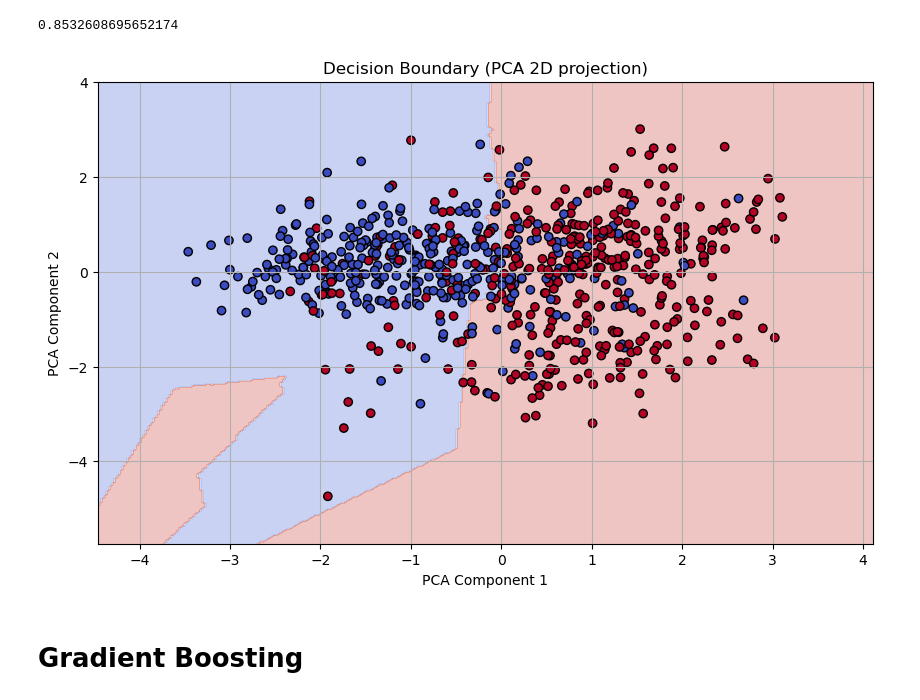
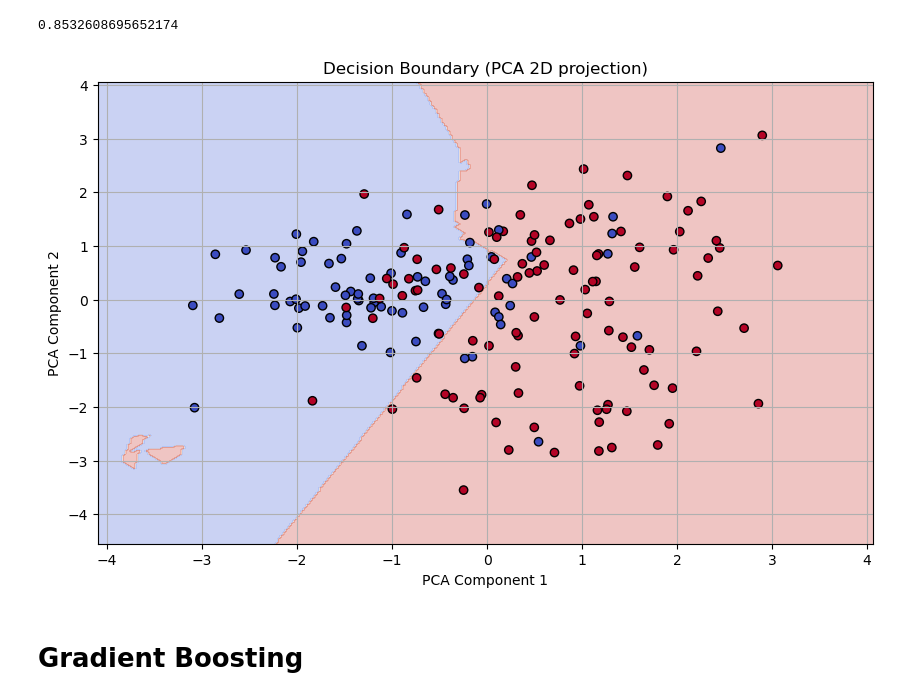
Before and after one commit to venkata3204sai/Heart_disease_detection_ML_project, a Jupyter notebook: codefiles/cvd_prediction.ipynb, the cells around one changed output. Drawn from its saved outputs; the diff is of its cells as text; code cells hidden in the pictures.

```diff
--- a/codefiles/cvd_prediction.ipynb
+++ b/codefiles/cvd_prediction.ipynb
@@ -300,9 +300,9 @@ accuracy_score(y_test, y_pred)
  [10 97]]
 0.8532608695652174
 # %%
-plot_decision_boundary_with_pca(rf_model, pipeline, X_train, y_train)
+plot_decision_boundary_with_pca(rf_model, pipeline, X_test, y_test)
 # %% [output]
-[figure, old version]
+[figure, new version]
 # %% [markdown]
 # **Gradient Boosting**
 # %%
```
Also changed, not shown: parts of 6 cells of this notebook, 3 other files.
